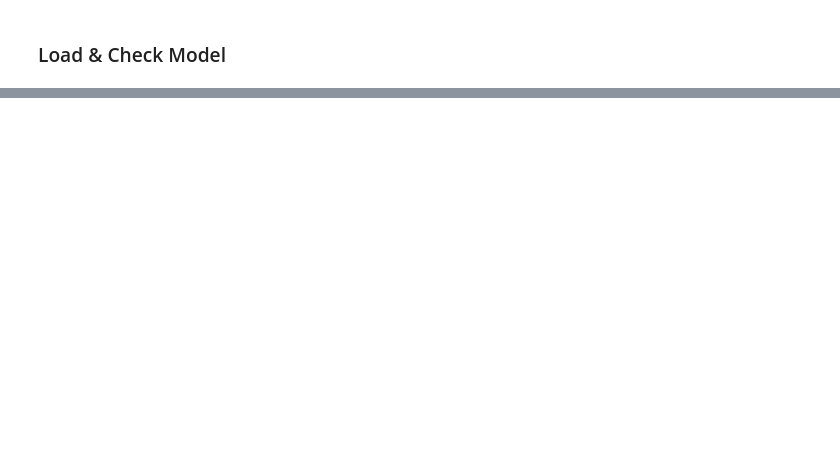
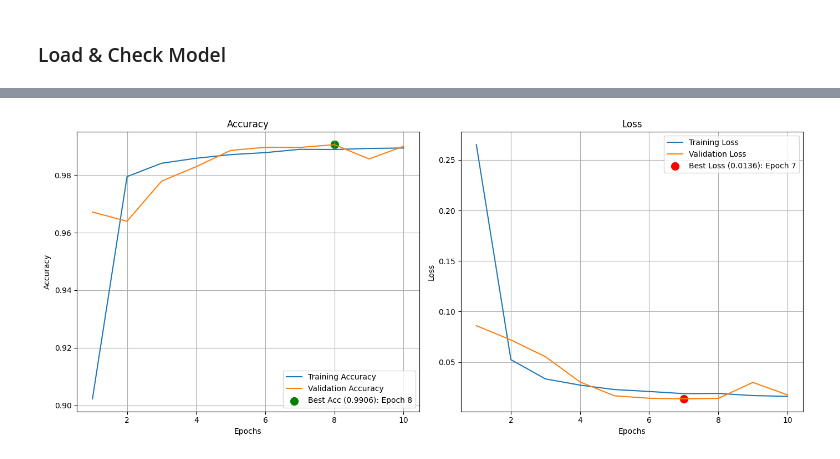
Before and after one commit to MihaiUM2001/CardioQML, a Jupyter notebook: ViewClassification.ipynb, the cells around one changed output, grey strips where cells are left out. Saved outputs shown, nothing was run; the diff lists cells and outputs as text; code cells hidden in the pictures; blank space fills up the shorter version.

```diff
--- a/ViewClassification.ipynb
+++ b/ViewClassification.ipynb
@@ -780,0 +798,3 @@ evaluate_model(loaded_model_viewcnn, test_loader, base_dataset.classes)
+# %%
+model_name_viewresnet = "ViewResNet"
+model_path_viewresnet = f"{model_name_viewresnet}.pth"
@@ -780,0 +895,15 @@ evaluate_model(loaded_model_viewcnn, test_loader, base_dataset.classes)
+# %%
+model_viewresnet = ViewResNet(num_classes=num_classes).to(DEVICE)
+
+criterion_viewresnet = nn.CrossEntropyLoss(weight=class_weights_tensor)
+optimizer_viewresnet = optim.Adam(model_viewresnet.parameters(), lr=1e-3)
+
+num_epochs_viewresnet = 10
+# %%
+trained_model_viewresnet, history_viewresnet = train_model(model_name=model_name_viewresnet,
+                                                           model=model_viewresnet,
+                                                           criterion=criterion_viewresnet,
+                                                           optimizer=optimizer_viewresnet,
+                                                           train_loader=train_loader,
+                                                           val_loader=val_loader,
+                                                           num_epochs=num_epochs_viewresnet)
@@ -780,0 +928,4 @@ evaluate_model(loaded_model_viewcnn, test_loader, base_dataset.classes)
+# %%
+plot_learning_curves(history_viewresnet)
+# %% [output]
+[figure, added]
```
Also changed, not shown: parts of 27 cells of this notebook.
